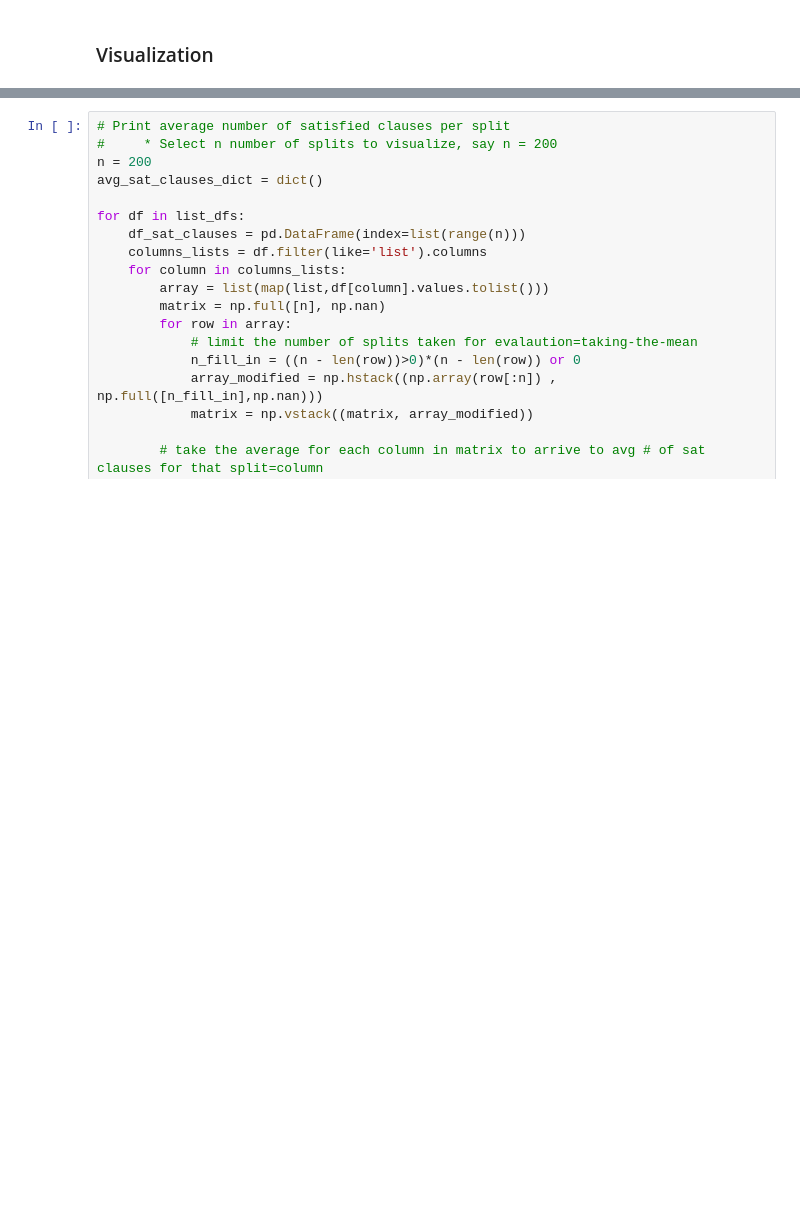
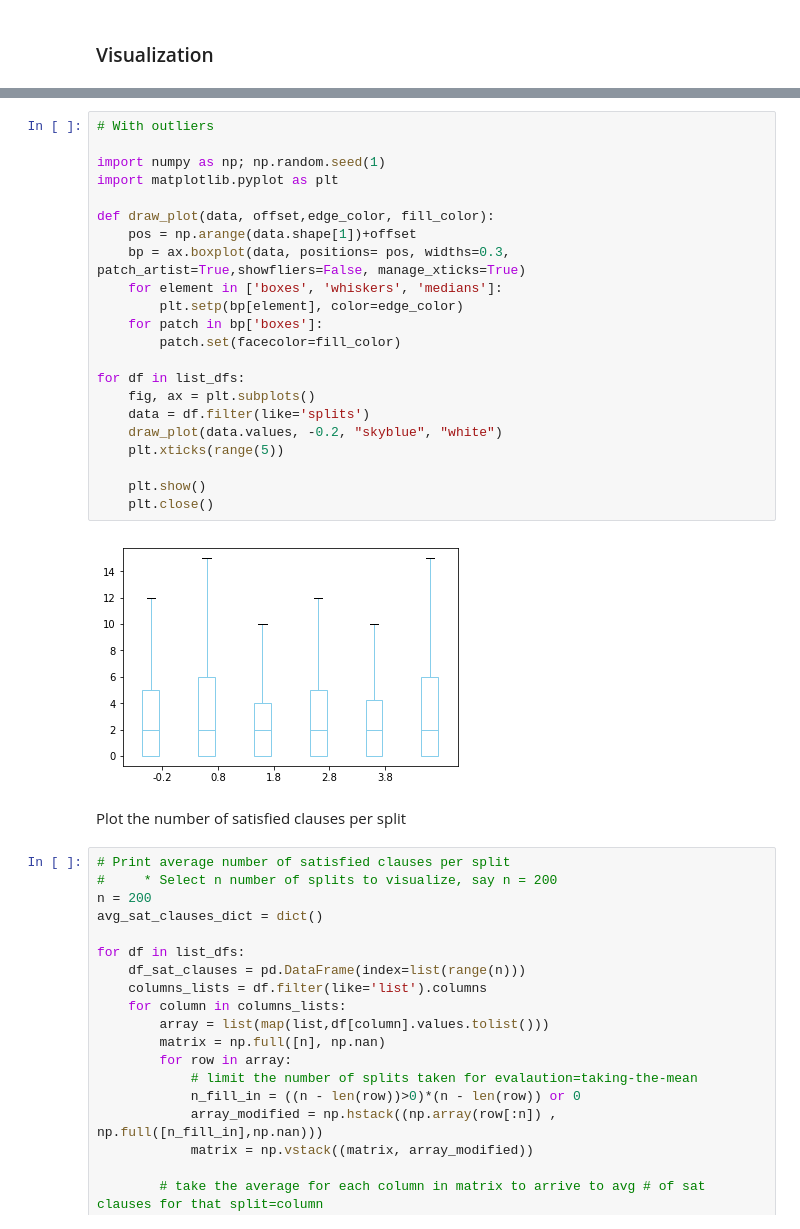
Before and after one commit to freelectron/sat-solver, a Jupyter notebook: Report Notebook.ipynb, the cells around one changed output, grey strips where cells are left out. Cells and saved outputs as stored; diff of their text form; blank space fills up the shorter version.

```diff
--- a/Report Notebook.ipynb
+++ b/Report Notebook.ipynb
@@ -63,3 +90,29 @@ max                63.00                   25.00                 23.00
+# %%
+# With outliers
+
+import numpy as np; np.random.seed(1)
+import matplotlib.pyplot as plt
+
+def draw_plot(data, offset,edge_color, fill_color):
+    pos = np.arange(data.shape[1])+offset
+    bp = ax.boxplot(data, positions= pos, widths=0.3, patch_artist=True,showfliers=False, manage_xticks=True)
+    for element in ['boxes', 'whiskers', 'medians']:
+        plt.setp(bp[element], color=edge_color)
+    for patch in bp['boxes']:
+        patch.set(facecolor=fill_color)
+
+for df in list_dfs:
+    fig, ax = plt.subplots()
+    data = df.filter(like='splits')
+    draw_plot(data.values, -0.2, "skyblue", "white")
+    plt.xticks(range(5))
+
+    plt.show()
+    plt.close()
+# %% [output]
+[figure, added]
+# %% [markdown]
+Plot the number of satisfied clauses per split
 # %%
 # Print average number of satisfied clauses per split
 #     * Select n number of splits to visualize, say n = 200
```
Also changed, not shown: parts of 3 cells of this notebook.
